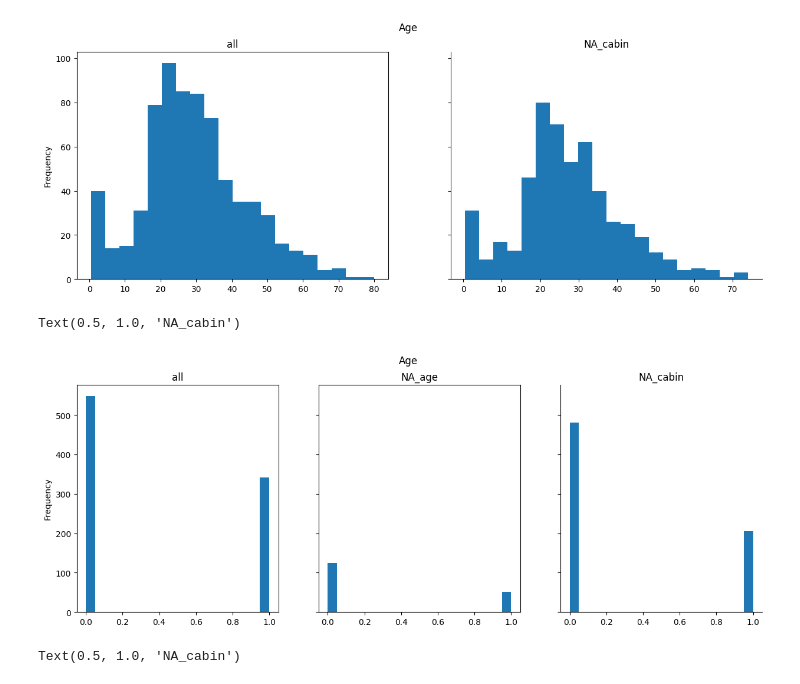
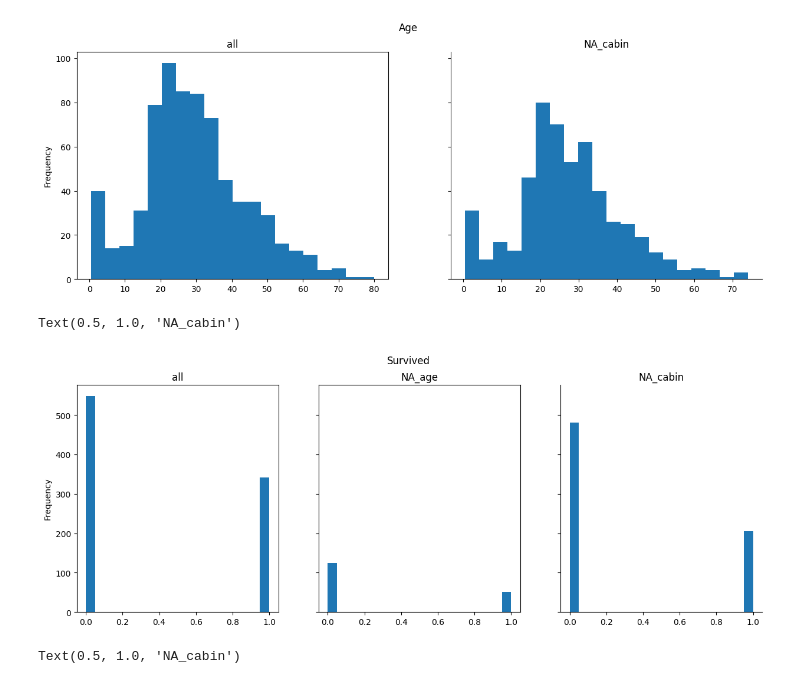
Before and after one commit to mushroom3969/Kaggle, a Jupyter notebook: Titanic.ipynb, the cells around one changed output. Drawn from its saved outputs; the diff is of its cells as text; code cells hidden in the pictures.

```diff
--- a/Titanic.ipynb
+++ b/Titanic.ipynb
@@ -155,21 +189,21 @@ Text(0.5, 1.0, 'NA_cabin')
 [figure]
 # %%
 fig, axes = plt.subplots(1, 3, figsize=(15, 5), sharey=True)
-fig.suptitle('Age')
+fig.suptitle('Survived')
 
 origin_df['Survived'].plot(ax=axes[0], kind='hist', bins=20, title='SibSp')
 plt.gca().spines[['top', 'right',]].set_visible(False)
 axes[0].set_title("all")
 
 age_na_df['Survived'].plot(ax=axes[1], kind='hist', bins=20, title='SibSp')
 plt.gca().spines[['top', 'right',]].set_visible(False)
 axes[1].set_title("NA_age")
 
 cabin_na_df['Survived'].plot(ax=axes[2], kind='hist', bins=20, title='SibSp')
 plt.gca().spines[['top', 'right',]].set_visible(False)
 axes[2].set_title("NA_cabin")
 # %% [output]
 Text(0.5, 1.0, 'NA_cabin')
-[figure, old version]
+[figure, new version]
 # %%
 fig, axes = plt.subplots(1, 3, figsize=(15, 5), sharey=True)
```
Also changed, not shown: parts of 21 cells of this notebook.
